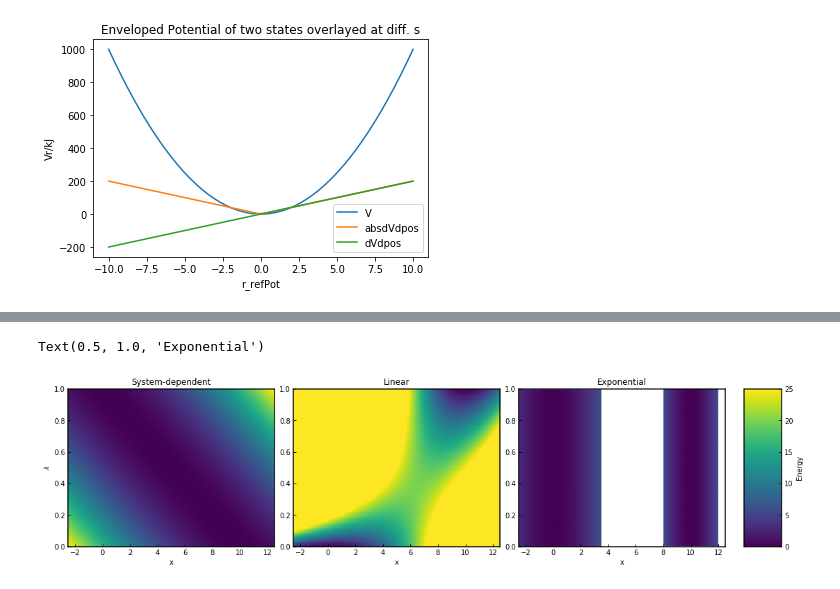
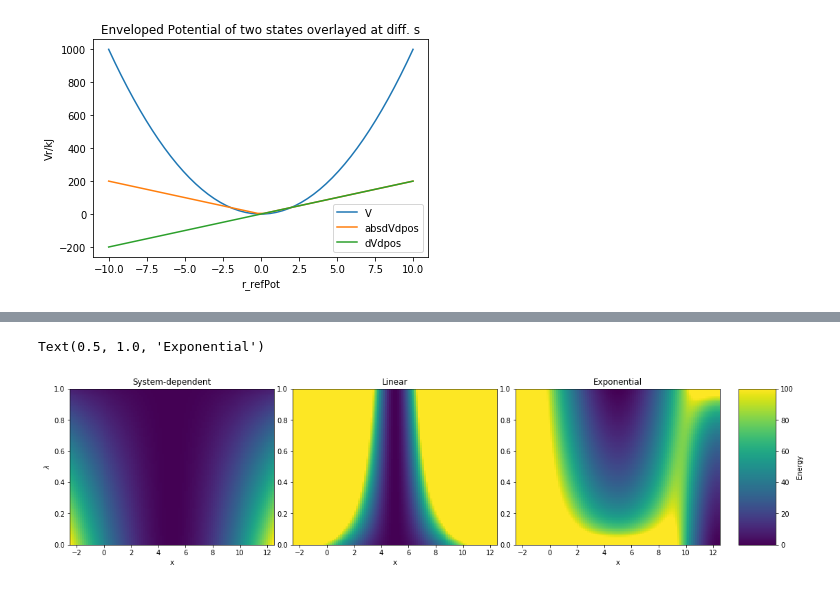
Before and after one commit to dfhahn/ConveyorBelt, a Jupyter notebook: examples/examplePotential1D.ipynb, the cells around one changed output, grey strips where cells are left out. Drawn from its saved outputs; the diff is of its cells as text; code cells hidden in the pictures.

```diff
--- a/examples/examplePotential1D.ipynb
+++ b/examples/examplePotential1D.ipynb
@@ -47,13 +75,19 @@ pot_exp_strech = expCoupledHosc(ha=harmonicOsc1D(fc=1.0, x_shift=0.0), hb=harmon
 # %%
 x=np.linspace(-10, 10, 100)
 lam=np.linspace(0,1,100)
-xx, ll = np.meshgrid(x, lam)
 
-energy_map = []
+energy_map_lin = []
+energy_map_exp = []
+
 for y in lam:
     pot_lin_strech.set_lam(y)
-    row = pot_lin_strech.ene([pos for pos in x])
-    energy_map.append(row)
+    pot_exp_strech.set_lam(y)
+
+    energy_map_lin.append(pot_lin_strech.ene(x))
+    energy_map_exp.append( pot_lin_strech.ene(x))
+
+energy_map_lin = np.array(energy_map_lin)
+energy_map_exp = np.array(energy_map_exp)
 # %%
 fig = plt.figure(figsize=(15,5))
 ax1 = fig.add_axes([0.05, 0.05, 0.4, 0.9])
@@ -99,26 +135,47 @@ ValueError: 'c' argument has 100 elements, which is not acceptable for use with
 # %%
-pot_lin_x_shift=linCoupledHosc(ha=pot.harmonicOsc1D(fc=1.0, x_shift=0.0), hb=pot.harmonicOsc1D(fc=3.0, x_shift=10.0))
-pot_exp_x_shift=expCoupledHosc(ha=pot.harmonicOsc1D(fc=1.0, x_shift=0.0), hb=pot.harmonicOsc1D(fc=3.0, x_shift=10.0), s=0.05, temp=300.0)
+pot_lin_x_shift=linCoupledHosc(ha=harmonicOsc1D(fc=1.0, x_shift=0.0), hb=harmonicOsc1D(fc=3.0, x_shift=10.0))
+pot_exp_x_shift=expCoupledHosc(ha=harmonicOsc1D(fc=1.0, x_shift=0.0), hb=harmonicOsc1D(fc=3.0, x_shift=10.0), s=0.05, temp=300.0)
 # %%
 fig = plt.figure(figsize=(15,3.5))
 ax1 = fig.add_axes([0.05, 0.05, 0.275, 0.9])
 ax2 = fig.add_axes([0.35, 0.05, 0.275, 0.9])
 ax3 = fig.add_axes([0.65, 0.05, 0.275, 0.9])
 ax4 = fig.add_axes([0.95, 0.05, 0.05, 0.9])
+
+x=np.linspace(-10, 10, 100)
+lam=np.linspace(0,1,100)
+
+energy_map_lin = []
+energy_map_exp = []
+energy_map_exp_x_shift = []
+for y in lam:
+    pot_lin_strech.set_lam(y)
+    pot_exp_strech.set_lam(y)
+    pot_exp_x_shift.set_lam(y)
+
+    energy_map_lin.append(pot_lin_strech.ene(x))
+    energy_map_exp.append( pot_lin_strech.ene(x))
+    energy_map_exp_x_shift.append(pot_exp_x_shift.ene(x))
+energy_map_lin = np.array(energy_map_lin)
+energy_map_exp = np.array(energy_map_exp)
+energy_map_exp_x_shift = np.array(energy_map_exp_x_shift)
+
+
 #ax = fig.gca(projection='3d')
-ax1.imshow(pot_x_shift.ene(ll, xx), extent=(-2.5, 12.5, 0, 1), aspect='auto')#scatter(xx, ll, c=pot_x_shift.ene(ll, xx), cmap=cm.viridis, vmin=0, vmax=25, edgecolors='face')
-ax2.imshow(pot_lin_x_shift.ene(ll, xx), origin='lower', extent=(-2.5, 12.5, 0, 1), aspect='auto', vmax=25)#scatter(xx, ll, c=pot_lin_x_shift.ene(ll, xx), cmap=cm.viridis, vmin=0, vmax=25, edgecolors='face')
-surf=ax3.scatter(xx, ll, c=pot_exp_x_shift.ene(ll, xx), cmap=cm.viridis, vmin=0, vmax=25, edgecolors='face')
+ax1.imshow(energy_map_lin, extent=(-2.5, 12.5, 0, 1), aspect='auto')#scatter(xx, ll, c=pot_x_shift.ene(ll, xx), cmap=cm.viridis, vmin=0, vmax=25, edgecolors='face')
+ax2.imshow(energy_map_exp, origin='lower', extent=(-2.5, 12.5, 0, 1), aspect='auto', vmax=25)#scatter(xx, ll, c=pot_lin_x_shift.ene(ll, xx), cmap=cm.viridis, vmin=0, vmax=25, edgecolors='face')
+ax3.imshow(energy_map_exp_x_shift, origin='lower', extent=(-2.5, 12.5, 0, 1), aspect='auto', vmax=25)#scatter(xx, ll, c=pot_lin_x_shift.ene(ll, xx), cmap=cm.viridis, vmin=0, vmax=25, edgecolors='face')
+
 colorbar.Colorbar(ax4, surf, label='Energy')
 for a in [ax1, ax2, ax3]:
     a.set_xlim(-2.5,12.5)
     a.set_ylim(0, 1)
     a.set_xlabel('x')
 ax1.set_ylabel('$\lambda$')
 ax1.set_title('System-dependent')
 ax2.set_title('Linear')
 
 ax3.set_title('Exponential')
 # %% [output]
 Text(0.5, 1.0, 'Exponential')
-[figure, old version]
+[figure, new version]
```
Also changed, not shown: parts of 9 cells of this notebook, 9 other files.
